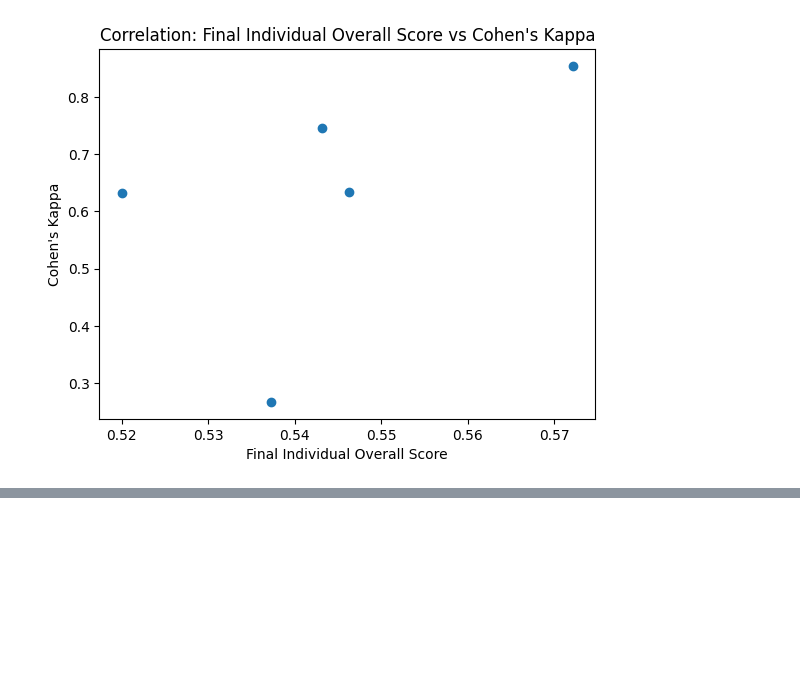
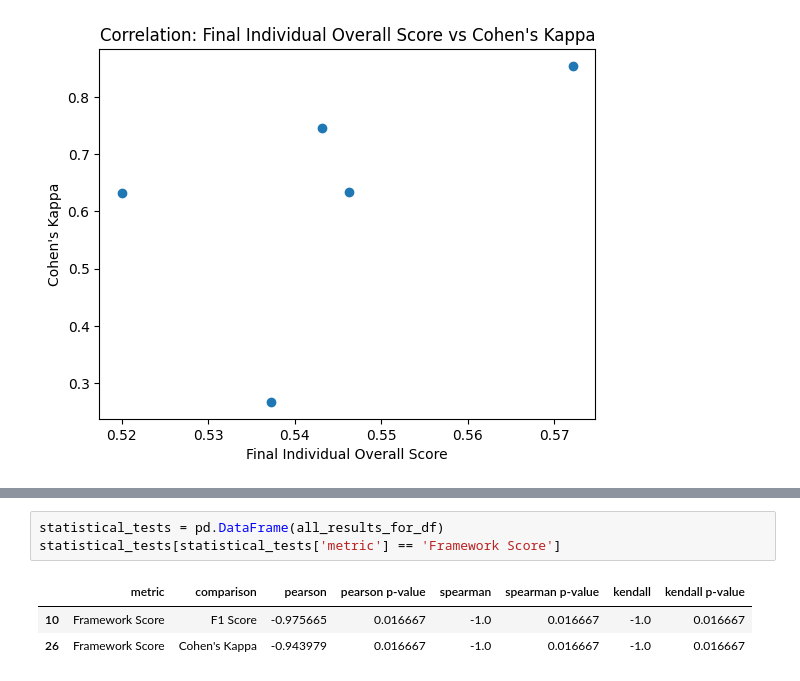
Before and after one commit to isabel-ronan/localSyntheticData, a Jupyter notebook: comparing_all_cubic.ipynb, the cells around one changed output, grey strips where cells are left out. Saved outputs shown, nothing was run; the diff lists cells and outputs as text; blank space fills up the shorter version.

```diff
--- a/comparing_all.ipynb
+++ b/comparing_all_cubic.ipynb
@@ -254,0 +321,7 @@ statistical_tests.to_csv('./statisticalTests.csv')
+# %%
+statistical_tests = pd.DataFrame(all_results_for_df)
+statistical_tests[statistical_tests['metric'] == 'Framework Score']
+# %% [output]
+|  | metric | comparison | pearson | pearson p-value | spearman | spearman p-value | kendall | kendall p-value |
+| 10 | Framework Score | F1 Score | -0.975665 | 0.016667 | -1.0 | 0.016667 | -1.0 | 0.016667 |
+| 26 | Framework Score | Cohen's Kappa | -0.943979 | 0.016667 | -1.0 | 0.016667 | -1.0 | 0.016667 |
```
Also changed, not shown: parts of 7 cells of this notebook, 7 other files.
